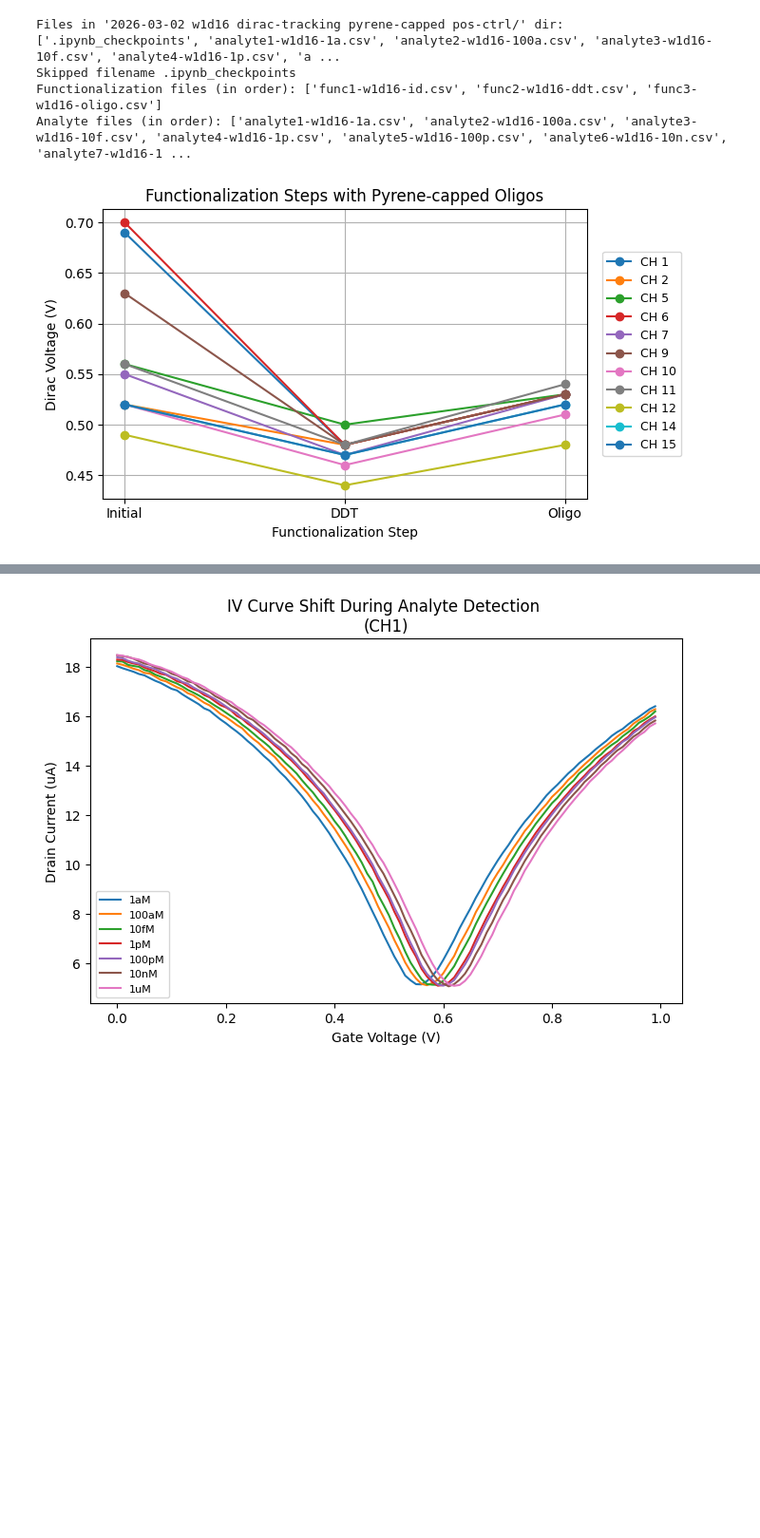
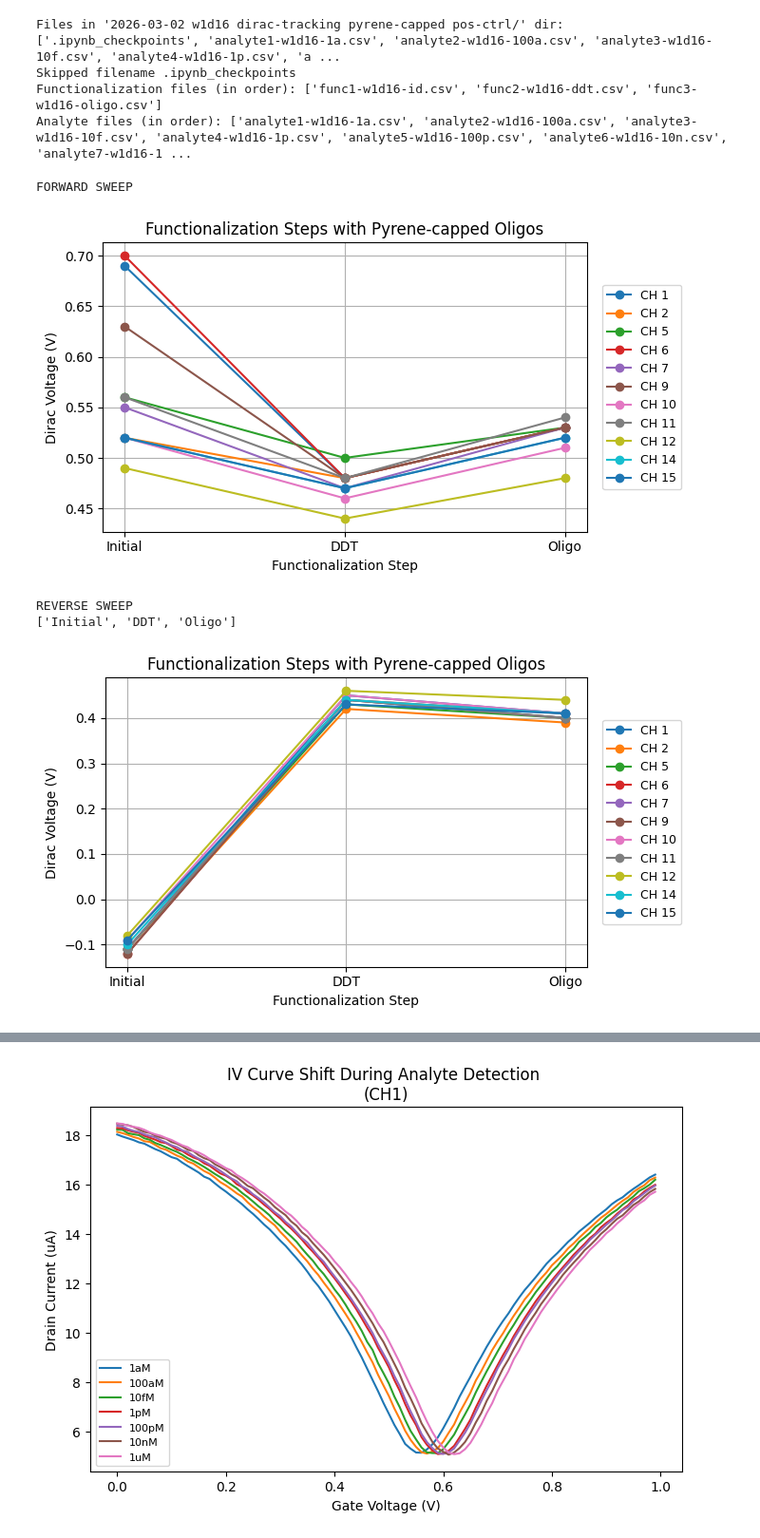
Before and after one commit to jlupoiii/GFET-covid-flu, a Jupyter notebook: Akinwande-lab-measurements/iv-curves/anslysis_scripts_pcb_smu/dirac_tracking_analyte_detection.ipynb, the cells around one changed output, grey strips where cells are left out. Shown at 95% size. Saved outputs shown, nothing was run; the diff lists cells and outputs as text; code cells hidden in the pictures; blank space fills up the shorter version.

Commit message:
added pcb analysis for (1) fwd and rev dirac sweeps and (2) ability to graph files for partially done func test

```diff
--- a/Akinwande-lab-measurements/iv-curves/anslysis_scripts_pcb_smu/dirac_tracking_analyte_detection.ipynb
+++ b/Akinwande-lab-measurements/iv-curves/anslysis_scripts_pcb_smu/dirac_tracking_analyte_detection.ipynb
@@ -45,46 +50,70 @@ Analyte files (in order): ['analyte1-w1d16-1a.csv', 'analyte2-w1d16-100a.csv', '
 # %%
 # plottig functionalizations
 
-pos_dps_func = np.zeros((len(func_steps), len(channels_to_plot)))
-# neg_dps =
+fwd_dps_func = np.zeros((len(func_files), len(channels_to_plot)))
+rev_dps_func = np.zeros((len(func_files), len(channels_to_plot)))
+
 
 for i, path in enumerate(func_files):
     # Load the data (adjust filename)
     df = pd.read_csv(folder_path + path)
 
     # Identify rows that contain Dirac data (DIRAC_SWEEP_IDX is not NaN)
     dirac_rows = df[df["DIRAC_SWEEP_IDX"].notna()].copy()
 
     # Use time from previous row (n-1)
     dirac_rows["TIME_FROM_PREV"] = df["TIME"].shift(1).loc[dirac_rows.index].values
 
     # Collect Dirac voltages for all 16 channels
-    channel_cols_to_get = [f"DIRAC_V_FWD_CH{i}" for i in range(16)]
+    channel_cols_to_get_fwd = [f"DIRAC_V_FWD_CH{i}" for i in range(16)]
+    channel_cols_to_get_rev = [f"DIRAC_V_REV_CH{i}" for i in range(16)]
 
     for j, ch in enumerate(channels_to_plot):
-        dirac_vals = list(dirac_rows[channel_cols_to_get[ch]])
-        # print(type(dirac_val), list(dirac_val))
-        pos_dps_func[i, j] = dirac_vals[-1]
+        dirac_vals_fwd = list(dirac_rows[channel_cols_to_get_fwd[ch]])
+        dirac_vals_rev = list(dirac_rows[channel_cols_to_get_rev[ch]])
+        fwd_dps_func[i, j] = dirac_vals_fwd[-1]
+        rev_dps_func[i, j] = dirac_vals_rev[-1]
 
 
-n_rows, n_cols = pos_dps_func.shape
-x = np.arange(n_rows)  # x-axis = row index (e.g., time or condition)
+n_rows, n_cols = fwd_dps_func.shape
+x = np.arange(n_rows)
+
+# for forward sweep
+print("FORWARD SWEEP")
 plt.figure(figsize=(7, 4))
-
 for col in range(n_cols):
-    plt.plot(x, pos_dps_func[:, col], marker='o', label=f'CH {channels_to_plot[col]}')
-
+    plt.plot(x, fwd_dps_func[:, col], marker='o', label=f'CH {channels_to_plot[col]}')
 plt.xlabel("Functionalization Step")
 plt.ylabel("Dirac Voltage (V)")
-plt.xticks(x, func_steps)
+plt.xticks(x, func_steps[:len(func_files)])
 plt.grid(True)
 plt.legend(ncol=1, fontsize=9, loc="center left", bbox_to_anchor=(1.02, 0.5))
 plt.title(func_title)
 plt.tight_layout()
 plt.show()
 plt.close()
+
+# for reverse sweep
+print("REVERSE SWEEP")
+plt.figure(figsize=(7, 4))
+for col in range(n_cols):
+    plt.plot(x, rev_dps_func[:, col], marker='o', label=f'CH {channels_to_plot[col]}')
+plt.xlabel("Functionalization Step")
+plt.ylabel("Dirac Voltage (V)")
+print(func_steps)
+plt.xticks(x, func_steps[:len(func_files)])
+plt.grid(True)
+plt.legend(ncol=1, fontsize=9, loc="center left", bbox_to_anchor=(1.02, 0.5))
+plt.title(func_title)
+plt.tight_layout()
+plt.show()
+plt.close()
 # %% [output]
+FORWARD SWEEP
 [figure]
+REVERSE SWEEP
+['Initial', 'DDT', 'Oligo']
+[figure, added]
 # %%
 # plottig analyte shifts
 
```
Also changed, not shown: parts of 5 cells of this notebook.
